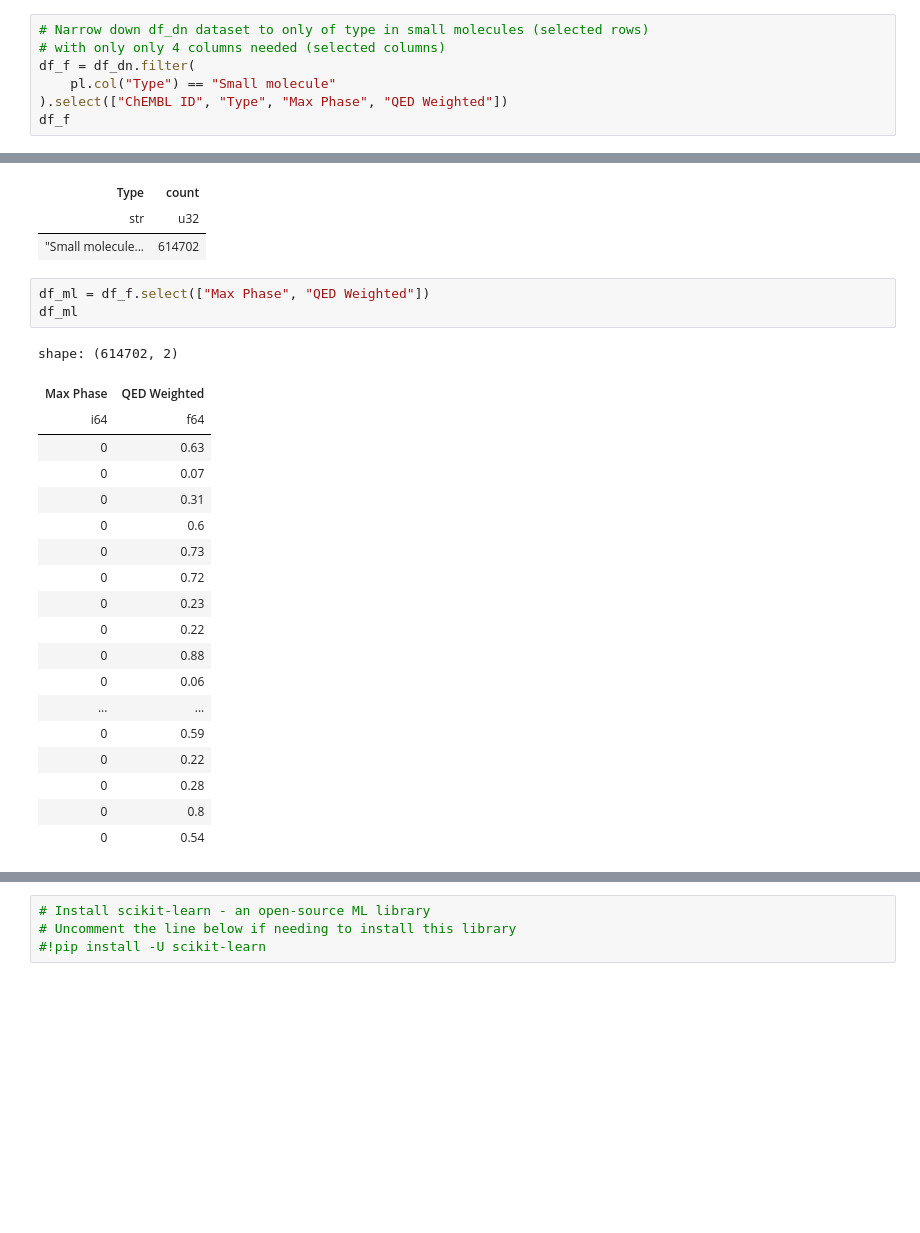
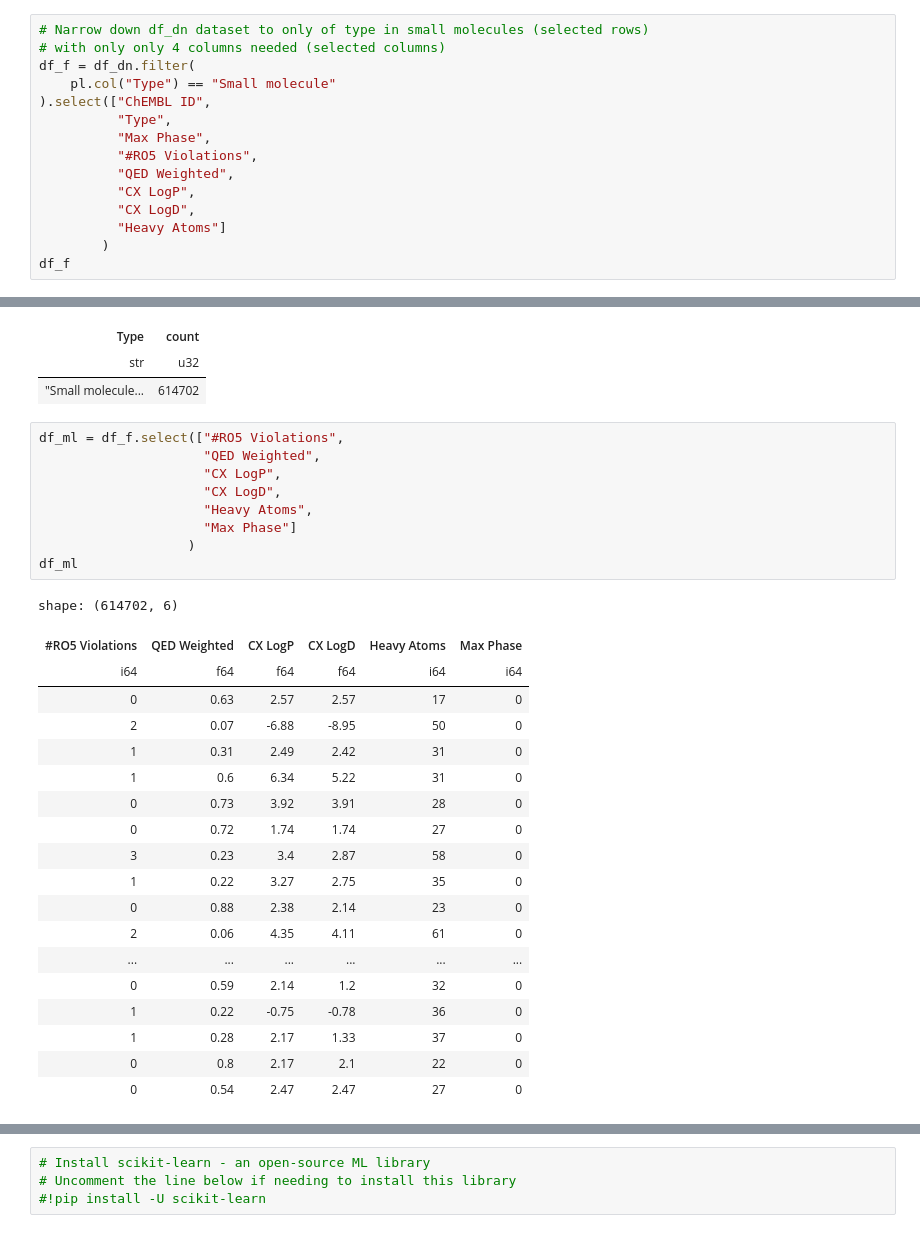
Before and after one commit to jhylin/Rust_projects, a Jupyter notebook: Rust_pl_chembl_cpds.ipynb, the cells around one changed output, grey strips where cells are left out. Saved outputs shown, nothing was run; the diff lists cells and outputs as text; blank space fills up the shorter version.

```diff
--- a/Rust_pl_chembl_cpds.ipynb
+++ b/Rust_pl_chembl_cpds.ipynb
@@ -315,6 +317,14 @@ shape: (736570, 32)
 # with only only 4 columns needed (selected columns)
 df_f = df_dn.filter(
     pl.col("Type") == "Small molecule"
-).select(["ChEMBL ID", "Type", "Max Phase", "QED Weighted"])
+).select(["ChEMBL ID",
+          "Type",
+          "Max Phase",
+          "#RO5 Violations",
+          "QED Weighted",
+          "CX LogP",
+          "CX LogD",
+          "Heavy Atoms"]
+        )
 df_f
 # %% [output]
@@ -358,27 +368,33 @@ shape: (1, 2)
 | str | u32 |
 | "Small molecule... | 614702 |
 # %%
-df_ml = df_f.select(["Max Phase", "QED Weighted"])
+df_ml = df_f.select(["#RO5 Violations",
+                     "QED Weighted",
+                     "CX LogP",
+                     "CX LogD",
+                     "Heavy Atoms",
+                     "Max Phase"]
+                   )
 df_ml
 # %% [output]
-shape: (614702, 2)
+shape: (614702, 6)
-| Max Phase | QED Weighted |
-| i64 | f64 |
-| 0 | 0.63 |
-| 0 | 0.07 |
-| 0 | 0.31 |
-| 0 | 0.6 |
-| 0 | 0.73 |
-| 0 | 0.72 |
-| 0 | 0.23 |
-| 0 | 0.22 |
-| 0 | 0.88 |
-| 0 | 0.06 |
-| ... | ... |
-| 0 | 0.59 |
-| 0 | 0.22 |
-| 0 | 0.28 |
-| 0 | 0.8 |
-| 0 | 0.54 |
+| #RO5 Violations | QED Weighted | CX LogP | CX LogD | Heavy Atoms | Max Phase |
+| i64 | f64 | f64 | f64 | i64 | i64 |
+| 0 | 0.63 | 2.57 | 2.57 | 17 | 0 |
+| 2 | 0.07 | -6.88 | -8.95 | 50 | 0 |
+| 1 | 0.31 | 2.49 | 2.42 | 31 | 0 |
+| 1 | 0.6 | 6.34 | 5.22 | 31 | 0 |
+| 0 | 0.73 | 3.92 | 3.91 | 28 | 0 |
+| 0 | 0.72 | 1.74 | 1.74 | 27 | 0 |
+| 3 | 0.23 | 3.4 | 2.87 | 58 | 0 |
+| 1 | 0.22 | 3.27 | 2.75 | 35 | 0 |
+| 0 | 0.88 | 2.38 | 2.14 | 23 | 0 |
+| 2 | 0.06 | 4.35 | 4.11 | 61 | 0 |
+| ... | ... | ... | ... | ... | ... |
+| 0 | 0.59 | 2.14 | 1.2 | 32 | 0 |
+| 1 | 0.22 | -0.75 | -0.78 | 36 | 0 |
+| 1 | 0.28 | 2.17 | 1.33 | 37 | 0 |
+| 0 | 0.8 | 2.17 | 2.1 | 22 | 0 |
+| 0 | 0.54 | 2.47 | 2.47 | 27 | 0 |
 # %%
 # add row count (index) to prepare dataset for scikit-learn
```
Also changed, not shown: parts of 21 cells of this notebook.
